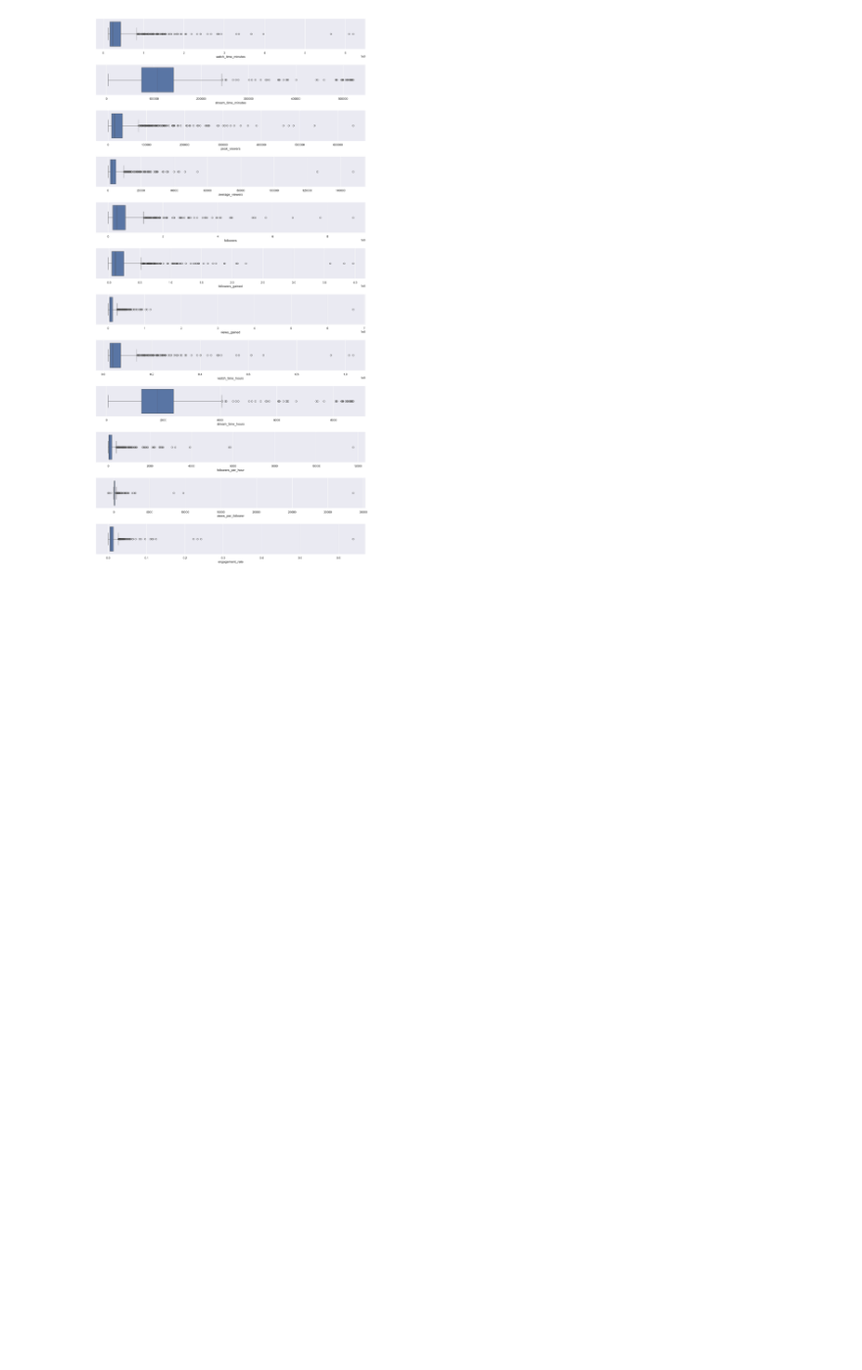
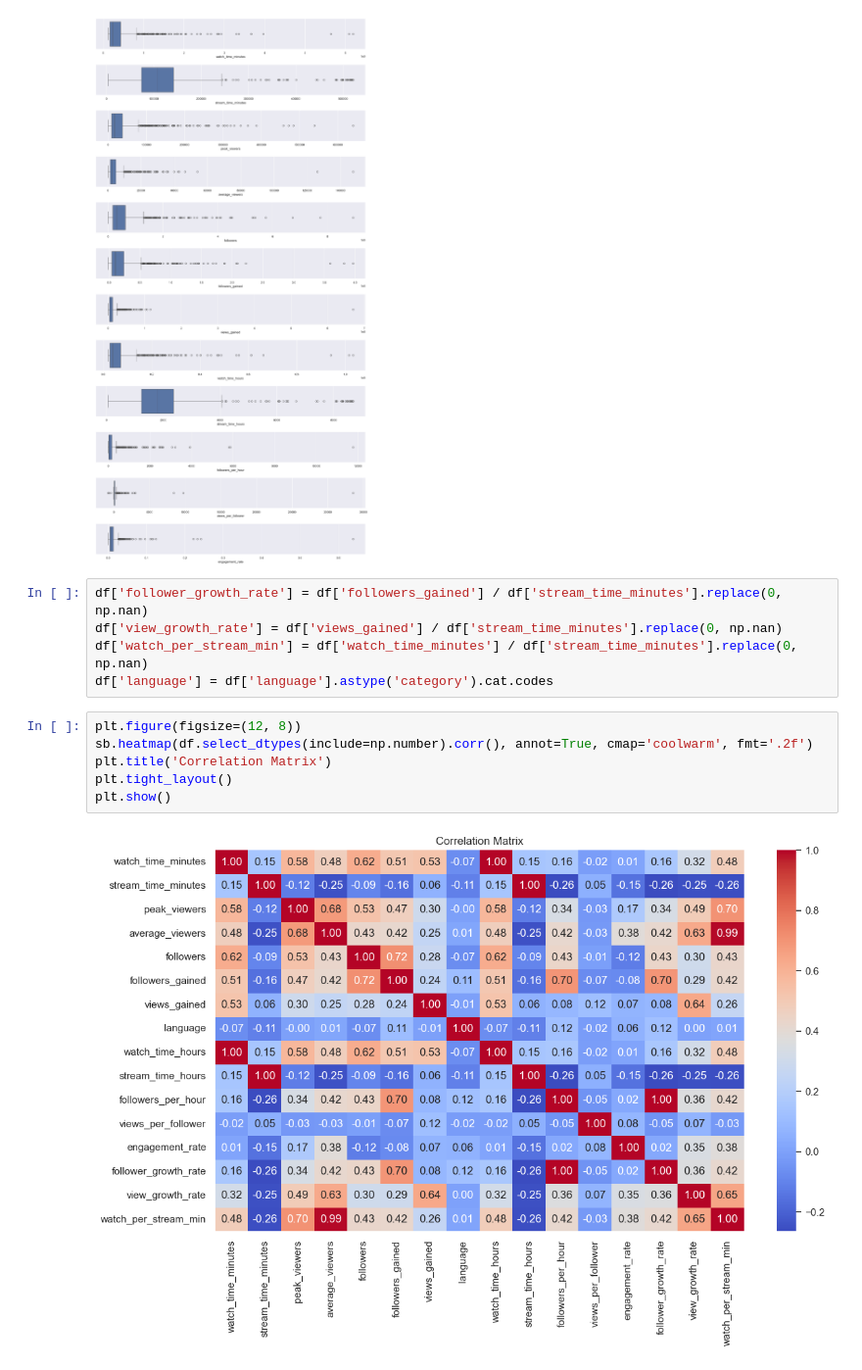
Before and after one commit to jasminejsun/twitch-streamer-analysis, a Jupyter notebook: data-exploratory-analysis.ipynb, the cells around one changed output. Shown: that part at 98% size. Saved outputs shown, nothing was run; the diff lists cells and outputs as text; blank space fills up the shorter version.

Commit message:
update problem statement and add correlation matrix

```diff
--- a/data-exploratory-analysis.ipynb
+++ b/data-exploratory-analysis.ipynb
@@ -49,3 +49,16 @@ for var in numerical_df:
     count += 1
 # %% [output]
 [figure]
+# %%
+df['follower_growth_rate'] = df['followers_gained'] / df['stream_time_minutes'].replace(0, np.nan)
+df['view_growth_rate'] = df['views_gained'] / df['stream_time_minutes'].replace(0, np.nan)
+df['watch_per_stream_min'] = df['watch_time_minutes'] / df['stream_time_minutes'].replace(0, np.nan)
+df['language'] = df['language'].astype('category').cat.codes
+# %%
+plt.figure(figsize=(12, 8))
+sb.heatmap(df.select_dtypes(include=np.number).corr(), annot=True, cmap='coolwarm', fmt='.2f')
+plt.title('Correlation Matrix')
+plt.tight_layout()
+plt.show()
+# %% [output]
+[figure, added]
```
Also changed, not shown: 1 other file.
